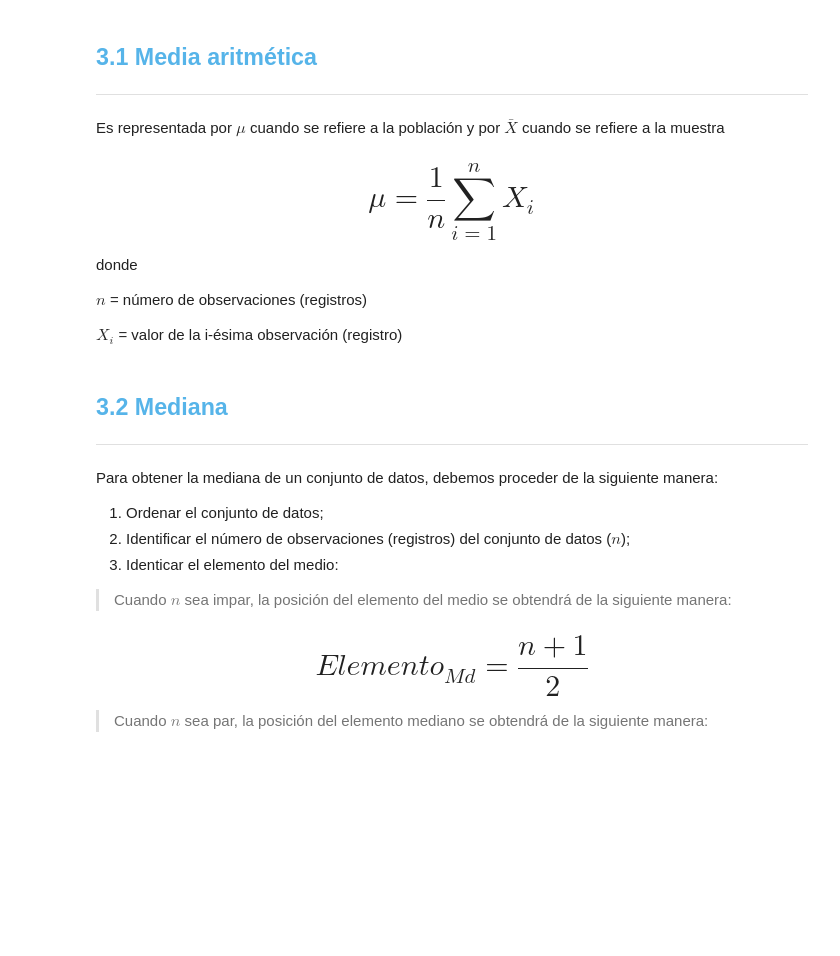
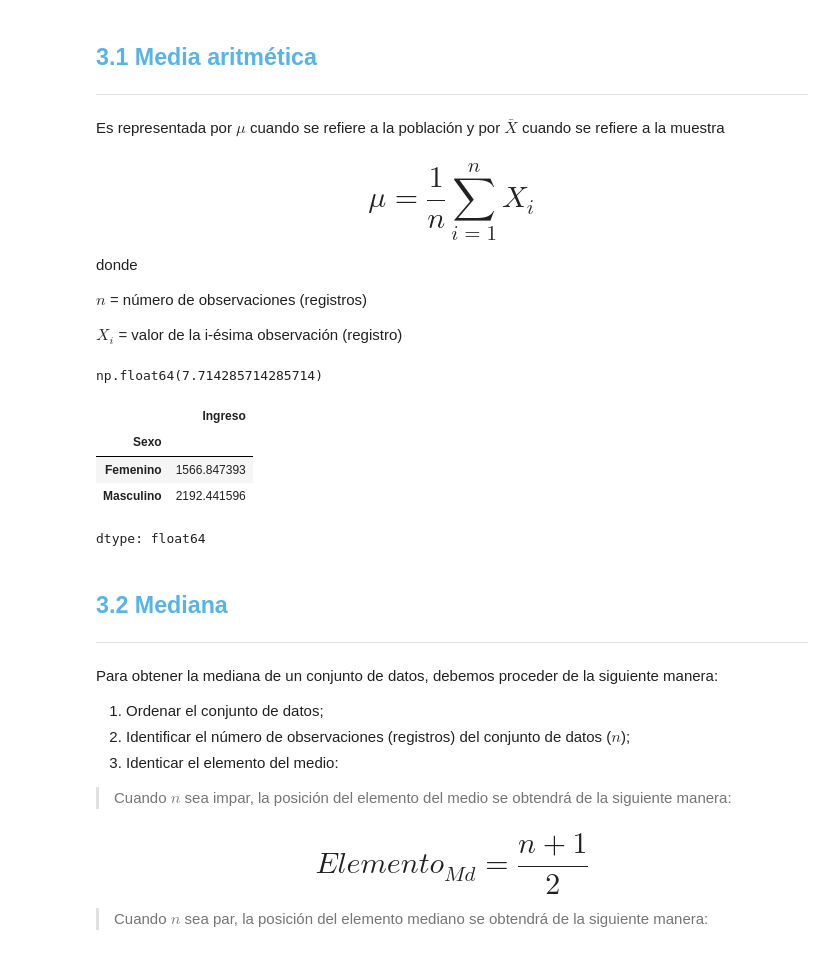
Before and after one commit to wimero72/Curso-de-Estadistica-con-Python-Aula-1, a Jupyter notebook: Curso_de_Estadística_con_Python_1.ipynb, the cells around one changed output. Cells and saved outputs as stored; diff of their text form; code cells hidden in the pictures; blank space fills up the shorter version.

```diff
--- a/Curso_de_Estadística_con_Python_1.ipynb
+++ b/Curso_de_Estadística_con_Python_1.ipynb
@@ -613,6 +585,20 @@ donde
 $n$ = número de observaciones (registros)
 
 $X_i$ = valor de la i-ésima observación (registro)
+# %%
+m=round(df.María.mean(),2)
+m
+df['María'].mean()
+# %% [output]
+np.float64(7.714285714285714)
+# %%
+datos.groupby(['Sexo'])['Ingreso'].mean()
+# %% [output]
+|  | Ingreso |
+| Sexo |  |
+| Femenino | 1566.847393 |
+| Masculino | 2192.441596 |
+dtype: float64
 # %% [markdown]
 ## <font color=#56B4E9>3.2 Mediana</font>
 ***
```
Also changed, not shown: parts of 10 cells of this notebook.
